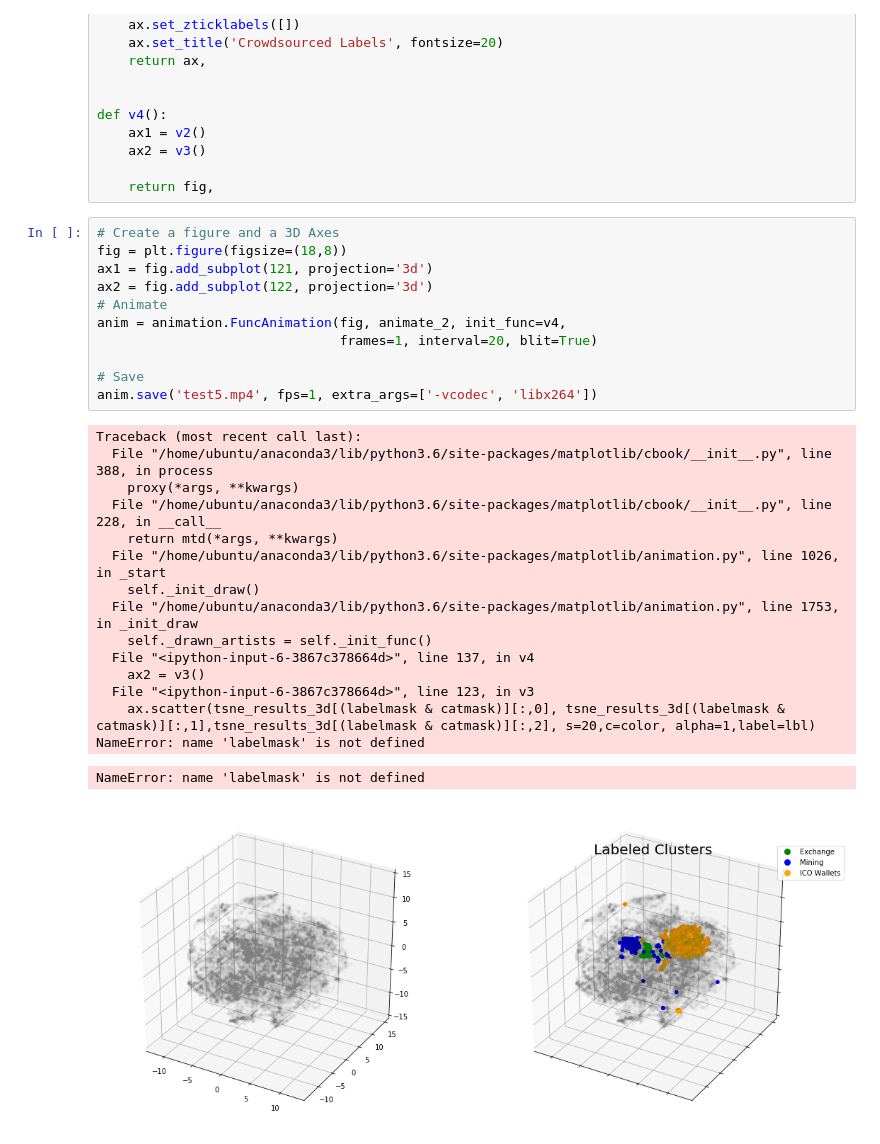
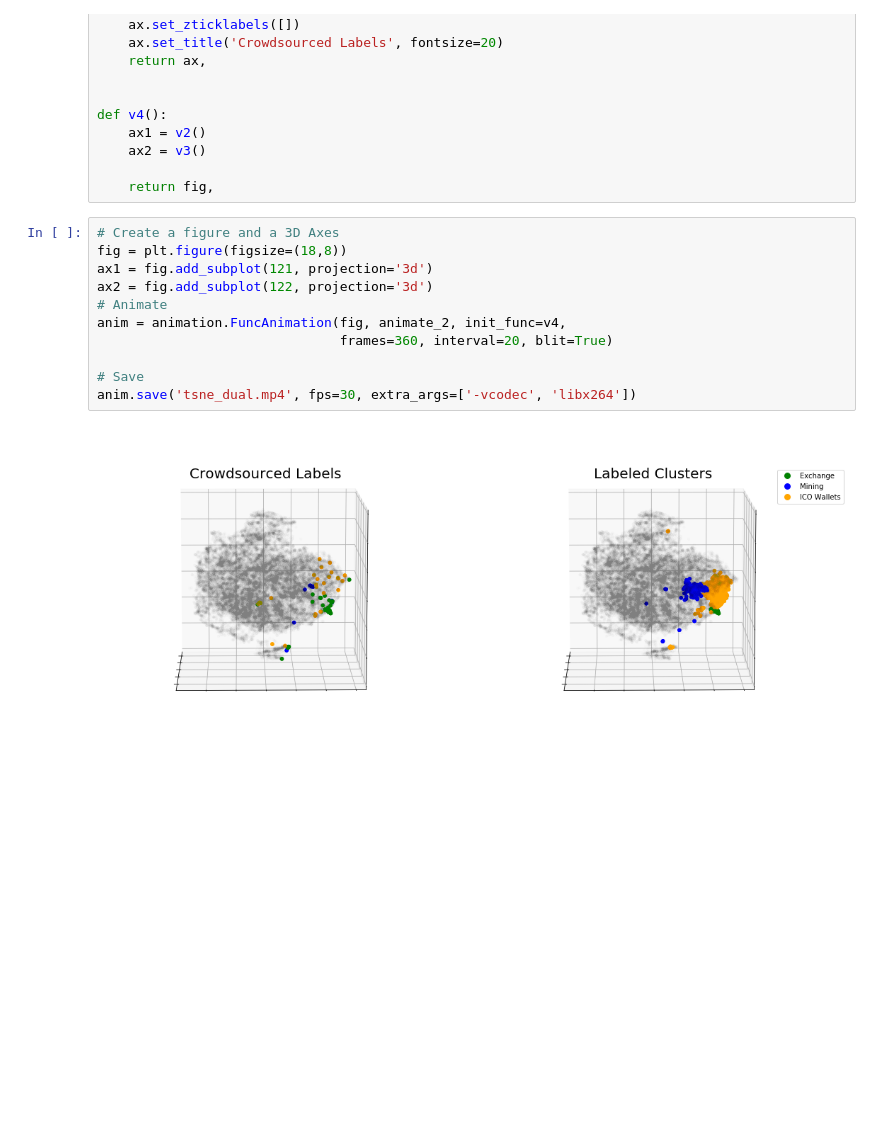
Before and after one commit to willprice221/ethereum_clustering, a Jupyter notebook: pkl.ipynb, the cells around one changed output. Cells and saved outputs as stored; diff of their text form; blank space fills up the shorter version.

```diff
--- a/pkl.ipynb
+++ b/pkl.ipynb
@@ -165,28 +165,13 @@ def v4():
 # %%
 # Create a figure and a 3D Axes
 fig = plt.figure(figsize=(18,8))
 ax1 = fig.add_subplot(121, projection='3d')
 ax2 = fig.add_subplot(122, projection='3d')
 # Animate
 anim = animation.FuncAnimation(fig, animate_2, init_func=v4,
-                               frames=1, interval=20, blit=True)
+                               frames=360, interval=20, blit=True)
 
 # Save
-anim.save('test5.mp4', fps=1, extra_args=['-vcodec', 'libx264'])
+anim.save('tsne_dual.mp4', fps=30, extra_args=['-vcodec', 'libx264'])
 # %% [output]
-Traceback (most recent call last):
-  File "/home/ubuntu/anaconda3/lib/python3.6/site-packages/matplotlib/cbook/__init__.py", line 388, in process
-    proxy(*args, **kwargs)
-  File "/home/ubuntu/anaconda3/lib/python3.6/site-packages/matplotlib/cbook/__init__.py", line 228, in __call__
-    return mtd(*args, **kwargs)
-  File "/home/ubuntu/anaconda3/lib/python3.6/site-packages/matplotlib/animation.py", line 1026, in _start
-    self._init_draw()
-  File "/home/ubuntu/anaconda3/lib/python3.6/site-packages/matplotlib/animation.py", line 1753, in _init_draw
-    self._drawn_artists = self._init_func()
-  File "<ipython-input-6-3867c378664d>", line 137, in v4
-    ax2 = v3()
-  File "<ipython-input-6-3867c378664d>", line 123, in v3
-    ax.scatter(tsne_results_3d[(labelmask & catmask)][:,0], tsne_results_3d[(labelmask & catmask)][:,1],tsne_results_3d[(labelmask & catmask)][:,2], s=20,c=color, alpha=1,label=lbl)
-NameError: name 'labelmask' is not defined
-NameError: name 'labelmask' is not defined
-[figure, old version]
+[figure, new version]
```
Also changed, not shown: 1 other file.
